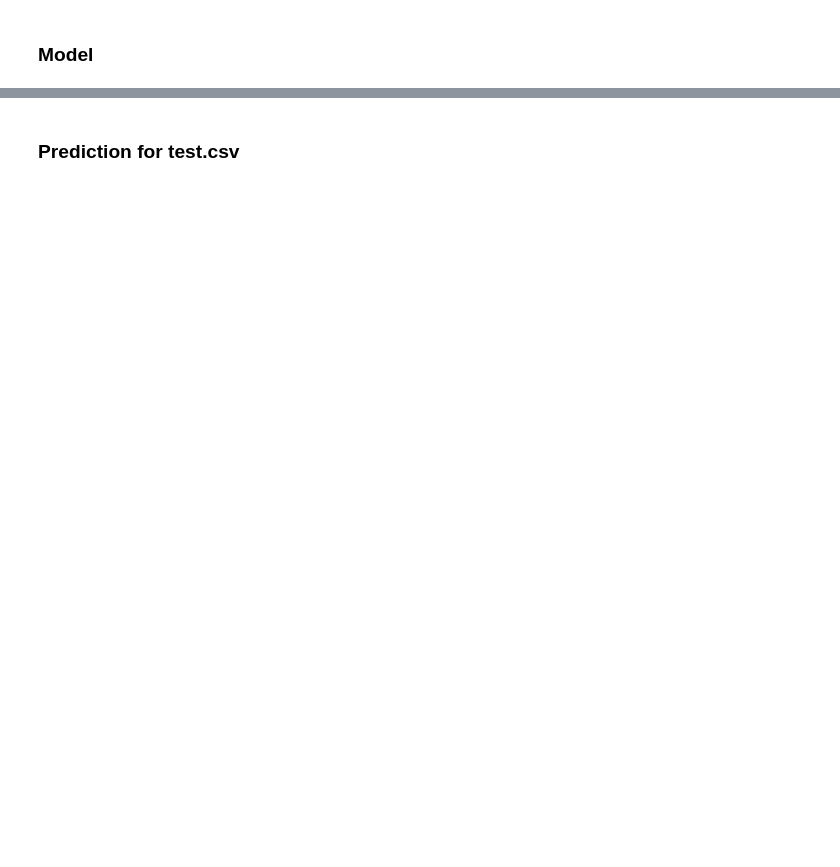
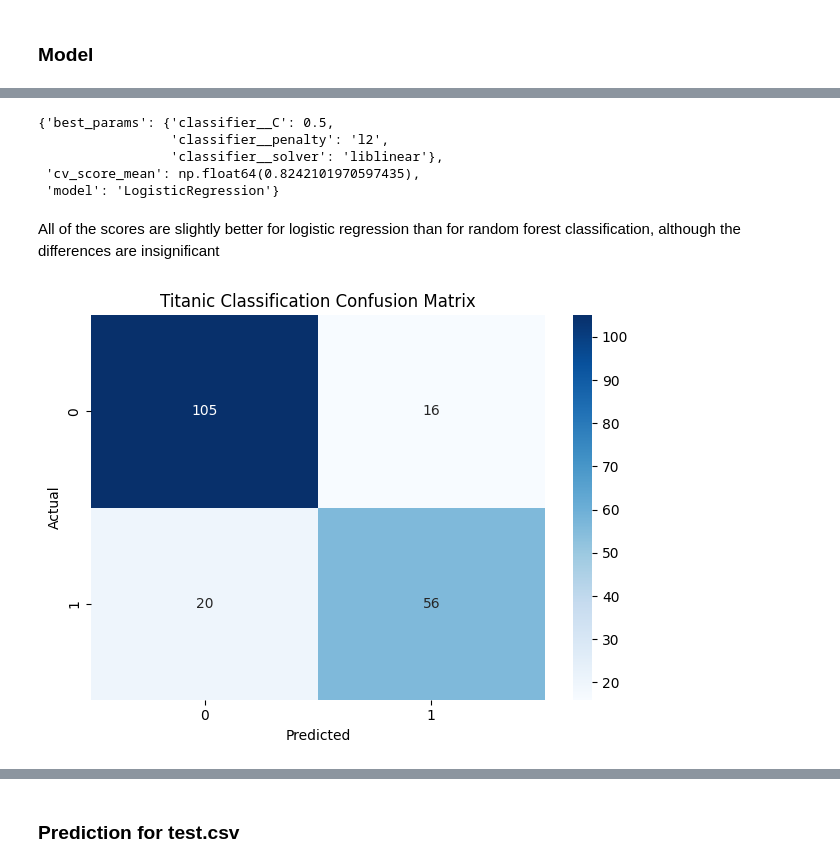
Before and after one commit to SutikshanUpman/Titanic_ML_prediction, a Jupyter notebook: main.ipynb, the cells around one changed output, grey strips where cells are left out. Cells and saved outputs as stored; diff of their text form; code cells hidden in the pictures; blank space fills up the shorter version.

```diff
--- a/main.ipynb
+++ b/main.ipynb
@@ -277,0 +281,6 @@ Test set accuracy: 76.14%
+# %%
+lr_param_grid = {
+    'classifier__C': [0.05, 0.1, 0.5, 1, 5],
+    'classifier__penalty': ['l1', 'l2'],
+    'classifier__solver': ['liblinear']
+}
@@ -277,0 +289,16 @@ Test set accuracy: 76.14%
+# %%
+lr_pipeline = Pipeline([
+    ('preprocessor', preprocessor),
+    ('classifier', LogisticRegression(random_state=42))
+])
+
+lr_grid = GridSearchCV(
+    estimator=lr_pipeline,
+    param_grid=lr_param_grid,
+    cv=5,
+    scoring='accuracy',
+    n_jobs=-1,
+    verbose=2
+)
+
+lr_grid.fit(X_train, y_train)
@@ -277,0 +324,3 @@ Test set accuracy: 76.14%
+# %%
+lr = lr_grid.best_estimator_
+y_pred_lr = lr.predict(X_test)
@@ -277,0 +338,31 @@ Test set accuracy: 76.14%
+# %%
+experiment_log = {
+    "model": "LogisticRegression",
+    "cv_score_mean": lr_grid.best_score_,
+    "best_params": lr_grid.best_params_,
+}
+
+from pprint import pprint
+pprint(experiment_log)
+# %% [output]
+{'best_params': {'classifier__C': 0.5,
+                 'classifier__penalty': 'l2',
+                 'classifier__solver': 'liblinear'},
+ 'cv_score_mean': np.float64(0.8242101970597435),
+ 'model': 'LogisticRegression'}
+# %% [markdown]
+All of the scores are slightly better for logistic regression than for random forest classification, although the differences are insignificant
+# %%
+conf_matrix = confusion_matrix(y_test, y_pred_lr)
+
+plt.figure()
+sns.heatmap(conf_matrix, annot=True, cmap='Blues', fmt='d')
+
+plt.title('Titanic Classification Confusion Matrix')
+plt.xlabel('Predicted')
+plt.ylabel('Actual')
+
+plt.tight_layout()
+plt.show()
+# %% [output]
+[figure, added]
```
Also changed, not shown: parts of 37 cells of this notebook.
